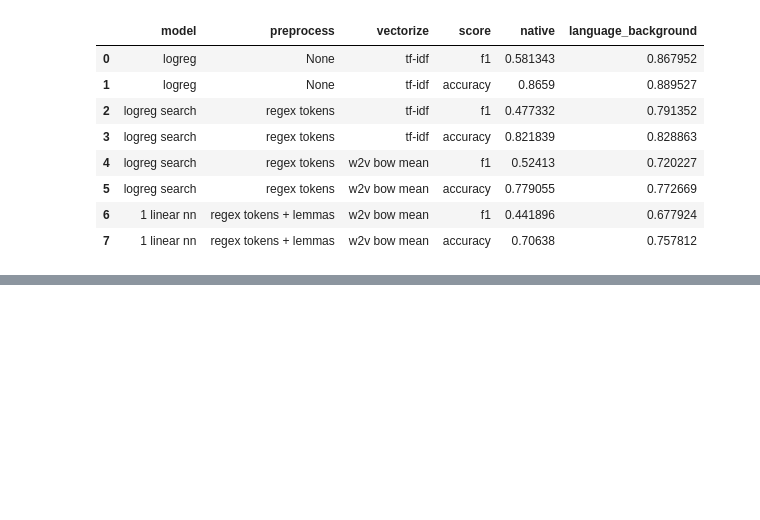
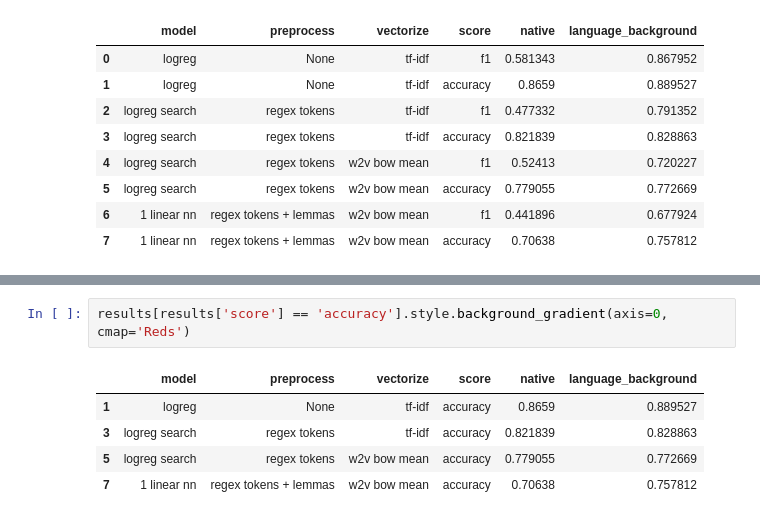
Before and after one commit to ovbystrova/Interferance, a Jupyter notebook: Baseline.ipynb, the cells around one changed output, grey strips where cells are left out. Cells and saved outputs as stored; diff of their text form; blank space fills up the shorter version.

```diff
--- a/Baseline.ipynb
+++ b/Baseline.ipynb
@@ -799,0 +814,8 @@ results.style.background_gradient(axis=0, cmap='Reds')
+# %%
+results[results['score'] == 'accuracy'].style.background_gradient(axis=0, cmap='Reds')
+# %% [output]
+|  | model | preprocess | vectorize | score | native | language_background |
+| 1 | logreg | None | tf-idf | accuracy | 0.8659 | 0.889527 |
+| 3 | logreg search | regex tokens | tf-idf | accuracy | 0.821839 | 0.828863 |
+| 5 | logreg search | regex tokens | w2v bow mean | accuracy | 0.779055 | 0.772669 |
+| 7 | 1 linear nn | regex tokens + lemmas | w2v bow mean | accuracy | 0.70638 | 0.757812 |
```
Also changed, not shown: parts of 2 cells of this notebook.
